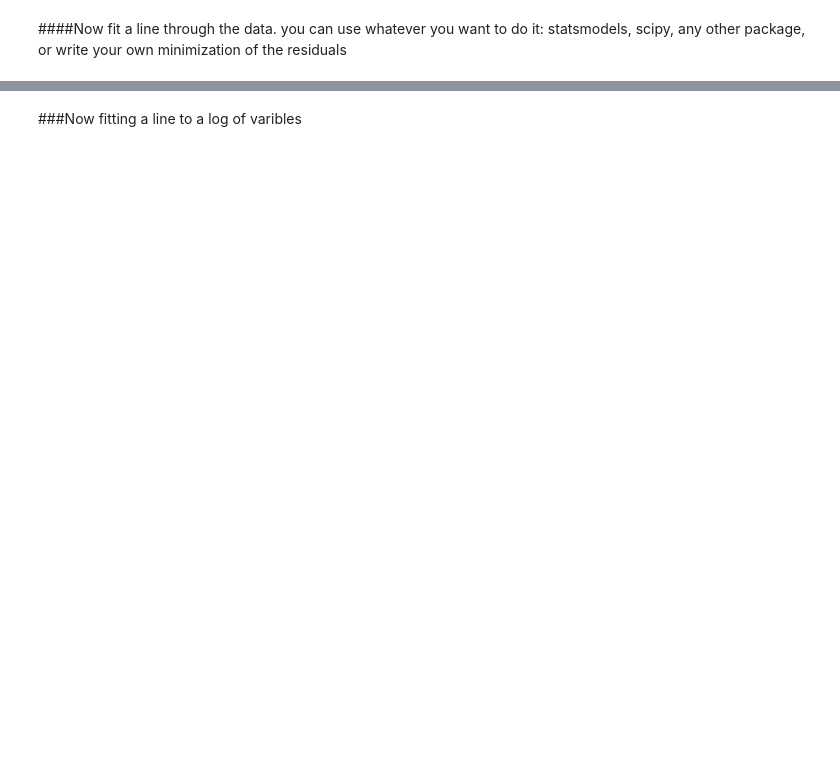
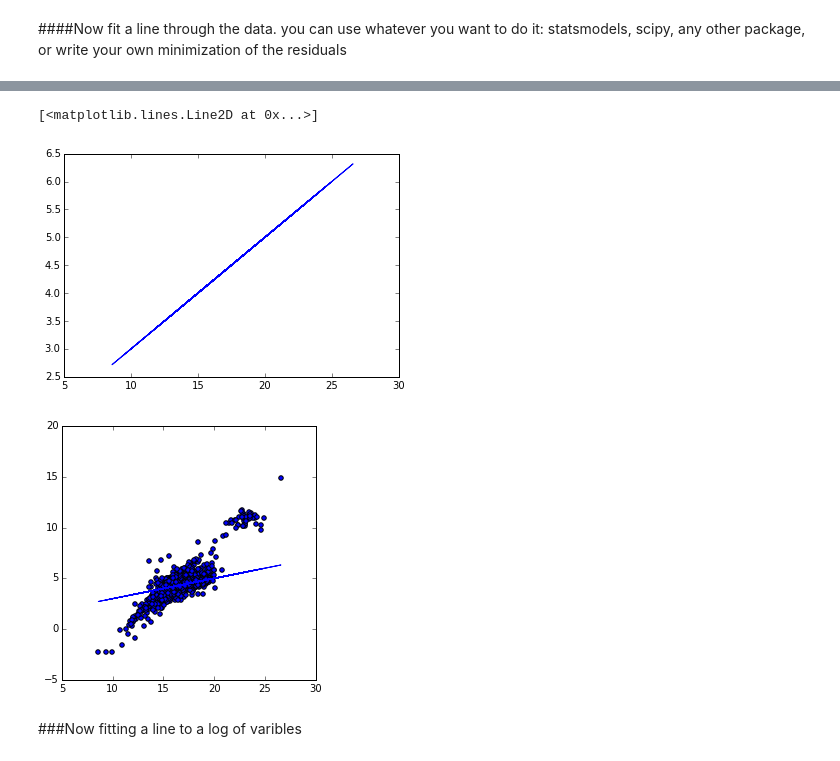
Before and after one commit to maryooh/PUI2015_mortiz, a Jupyter notebook: HW5/HW5- Assigment 1, energy use based on no. of units.ipynb, the cells around one changed output, grey strips where cells are left out. Cells and saved outputs as stored; diff of their text form; code cells hidden in the pictures; blank space fills up the shorter version.

```diff
--- a/HW5/HW5- Assigment 1, energy use based on no. of units.ipynb
+++ b/HW5/HW5- Assigment 1, energy use based on no. of units.ipynb
@@ -245,3 +272,18 @@ TypeError: There is no line property "loglog"
+# %%
+#adding noise
+#yl = lineA + np.random.randn(20)
+yl = lineA + np.random.rand(len(lineA)) #if you don't know the lenght!
+pl.plot (logx, lineA)
+#don't think this did anything...
+
+fig = pl.figure(figsize=(10,10))
+ax = fig.add_subplot(221)
+ax.scatter(logx, logy, label = "plus some noise")
+ax.plot(logx, lineA)
+# %% [output]
+[<matplotlib.lines.Line2D at 0x...>]
+[figure, added]
+[figure, added]
 # %% [markdown]
 ###Now fitting a line to a log of varibles
 # %%
```
Also changed, not shown: parts of 16 cells of this notebook.
